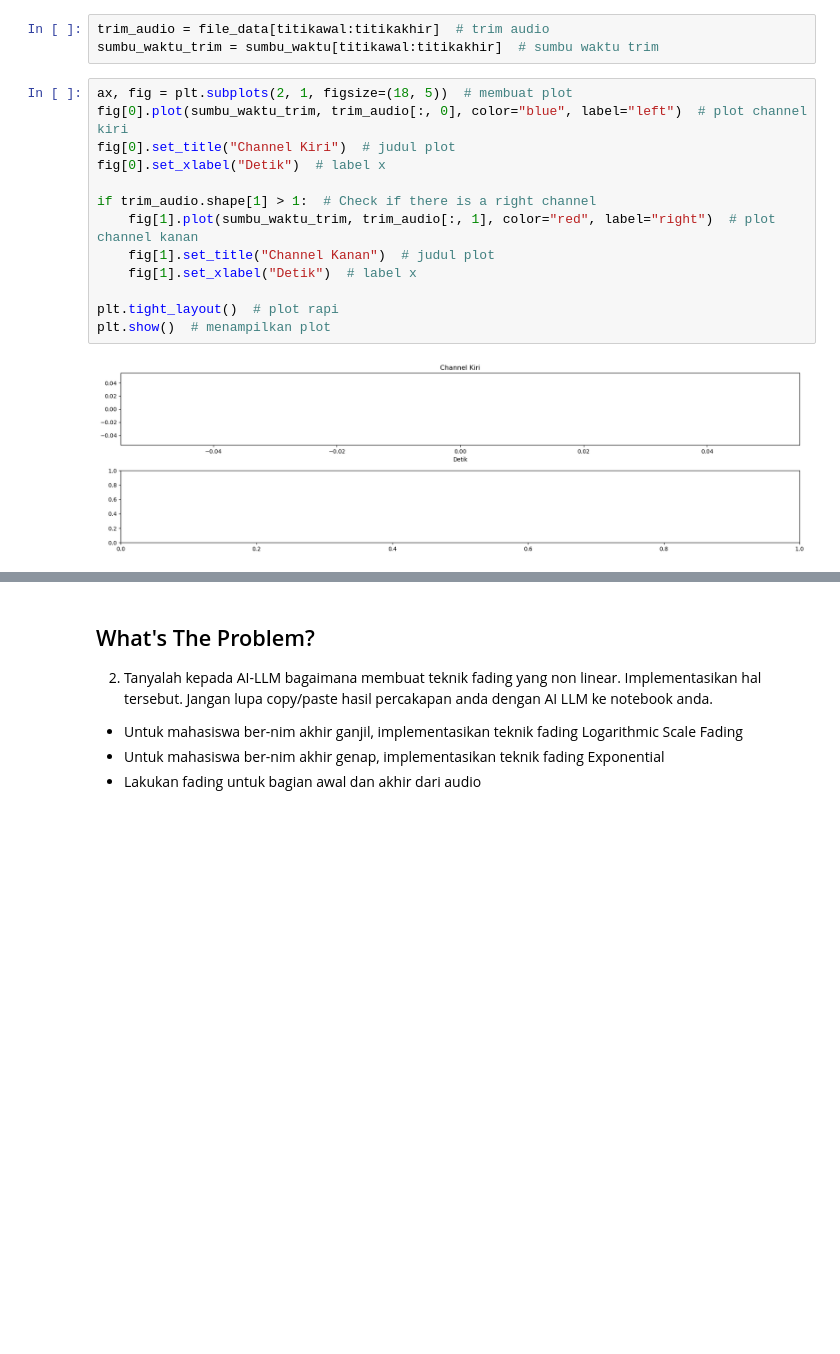
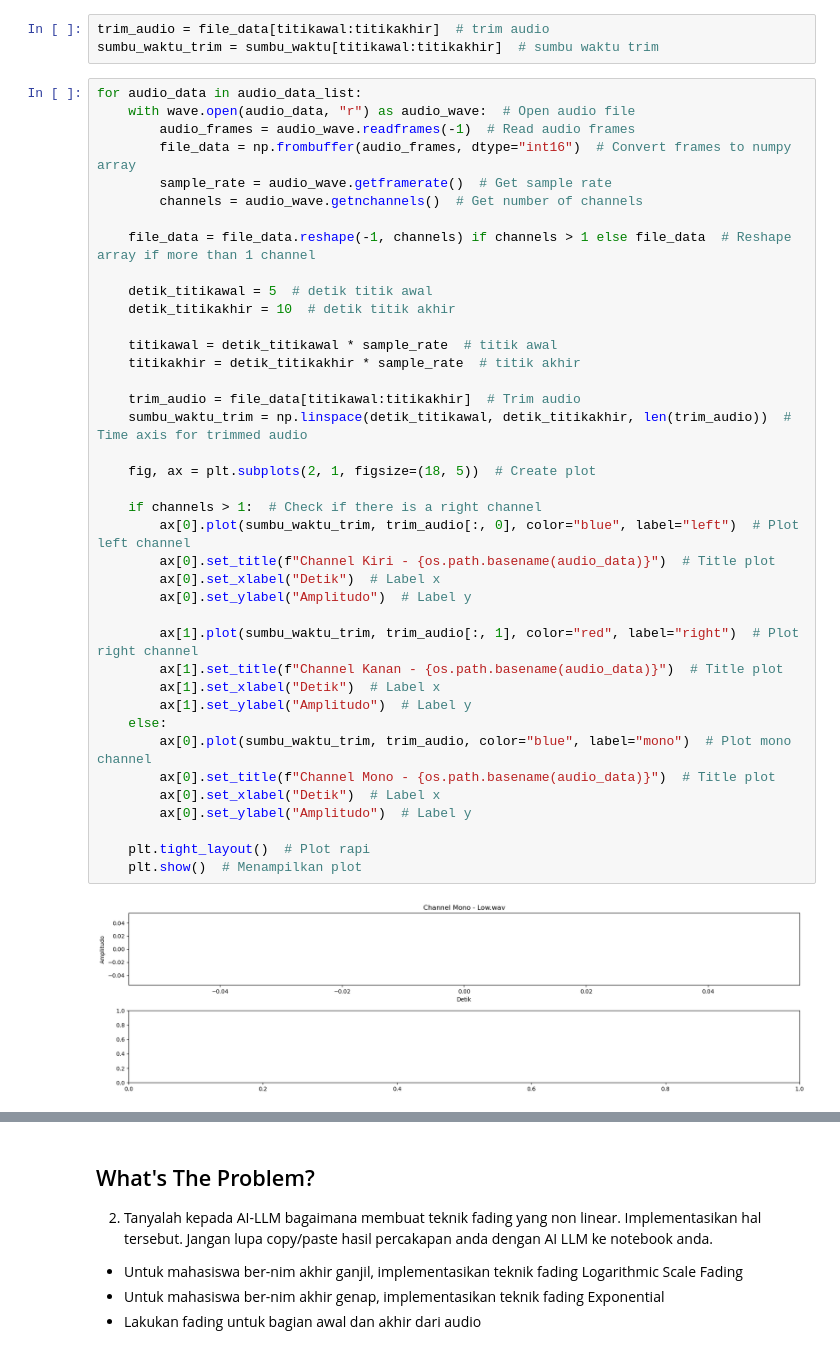
Before and after one commit to kevinsimorangkir21/Digital-Signal-Processing, a Jupyter notebook: 121140150_HO 1.ipynb, the cells around one changed output, grey strips where cells are left out. Cells and saved outputs as stored; diff of their text form; blank space fills up the shorter version.

```diff
--- a/121140150_HO 1.ipynb
+++ b/121140150_HO 1.ipynb
@@ -221,18 +518,44 @@ Titik akhir: 441000
 # %%
 trim_audio = file_data[titikawal:titikakhir]  # trim audio
 sumbu_waktu_trim = sumbu_waktu[titikawal:titikakhir]  # sumbu waktu trim
-# %%
-ax, fig = plt.subplots(2, 1, figsize=(18, 5))  # membuat plot
-fig[0].plot(sumbu_waktu_trim, trim_audio[:, 0], color="blue", label="left")  # plot channel kiri
-fig[0].set_title("Channel Kiri")  # judul plot
-fig[0].set_xlabel("Detik")  # label x
-
-if trim_audio.shape[1] > 1:  # Check if there is a right channel
-    fig[1].plot(sumbu_waktu_trim, trim_audio[:, 1], color="red", label="right")  # plot channel kanan
-    fig[1].set_title("Channel Kanan")  # judul plot
-    fig[1].set_xlabel("Detik")  # label x
-
-plt.tight_layout()  # plot rapi
-plt.show()  # menampilkan plot
-# %% [output]
-[figure, removed]
+# %%
+for audio_data in audio_data_list:
+    with wave.open(audio_data, "r") as audio_wave:  # Open audio file
+        audio_frames = audio_wave.readframes(-1)  # Read audio frames
+        file_data = np.frombuffer(audio_frames, dtype="int16")  # Convert frames to numpy array
+        sample_rate = audio_wave.getframerate()  # Get sample rate
+        channels = audio_wave.getnchannels()  # Get number of channels
+
+    file_data = file_data.reshape(-1, channels) if channels > 1 else file_data  # Reshape array if more than 1 channel
+
+    detik_titikawal = 5  # detik titik awal
+    detik_titikakhir = 10  # detik titik akhir
+
+    titikawal = detik_titikawal * sample_rate  # titik awal
+    titikakhir = detik_titikakhir * sample_rate  # titik akhir
+
+    trim_audio = file_data[titikawal:titikakhir]  # Trim audio
+    sumbu_waktu_trim = np.linspace(detik_titikawal, detik_titikakhir, len(trim_audio))  # Time axis for trimmed audio
+
+    fig, ax = plt.subplots(2, 1, figsize=(18, 5))  # Create plot
+
+    if channels > 1:  # Check if there is a right channel
+        ax[0].plot(sumbu_waktu_trim, trim_audio[:, 0], color="blue", label="left")  # Plot left channel
+        ax[0].set_title(f"Channel Kiri - {os.path.basename(audio_data)}")  # Title plot
+        ax[0].set_xlabel("Detik")  # Label x
+        ax[0].set_ylabel("Amplitudo")  # Label y
+
+        ax[1].plot(sumbu_waktu_trim, trim_audio[:, 1], color="red", label="right")  # Plot right channel
+        ax[1].set_title(f"Channel Kanan - {os.path.basename(audio_data)}")  # Title plot
+        ax[1].set_xlabel("Detik")  # Label x
+        ax[1].set_ylabel("Amplitudo")  # Label y
+    else:
+        ax[0].plot(sumbu_waktu_trim, trim_audio, color="blue", label="mono")  # Plot mono channel
+        ax[0].set_title(f"Channel Mono - {os.path.basename(audio_data)}")  # Title plot
+        ax[0].set_xlabel("Detik")  # Label x
+        ax[0].set_ylabel("Amplitudo")  # Label y
+
+    plt.tight_layout()  # Plot rapi
+    plt.show()  # Menampilkan plot
+# %% [output]
+[figure, added]
```
Also changed, not shown: parts of 36 cells of this notebook.
